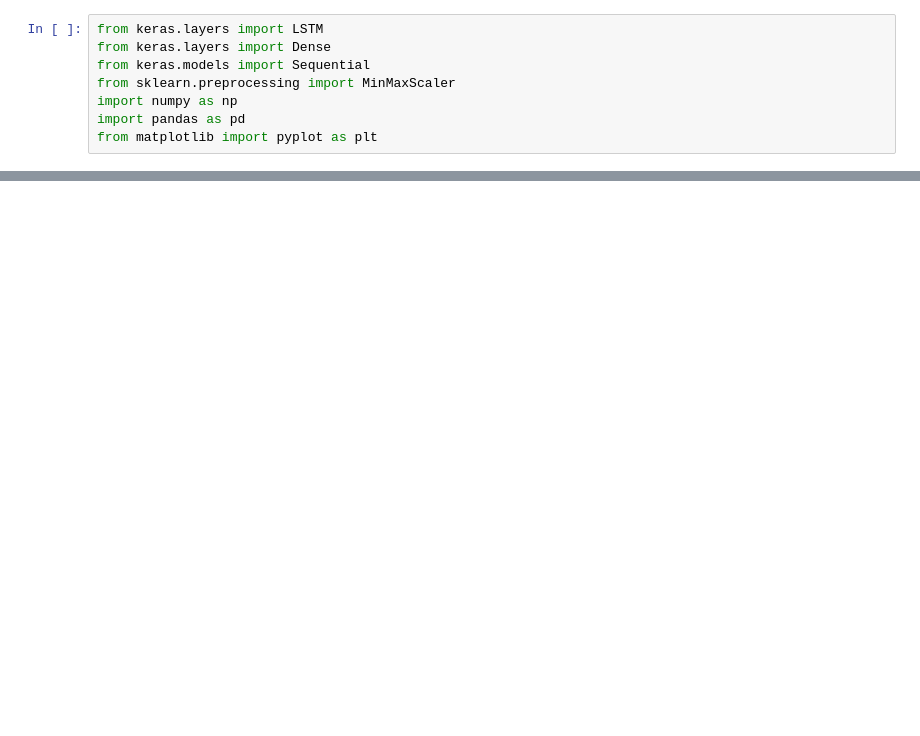
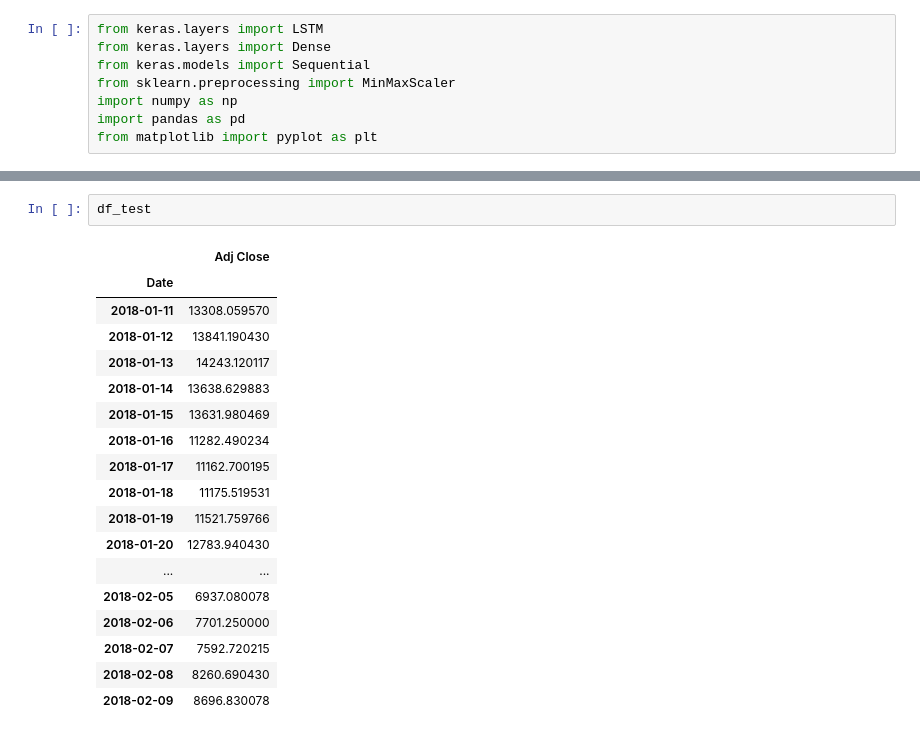
Before and after one commit to elman23/bitcoin-rnn-1, a Jupyter notebook: bitcoin.ipynb, the cells around one changed output, grey strips where cells are left out. Cells and saved outputs as stored; diff of their text form; blank space fills up the shorter version.

```diff
--- a/bitcoin.ipynb
+++ b/bitcoin.ipynb
@@ -100,3 +105,24 @@ ValueError: Found array with 0 sample(s) (shape=(0, 1)) while a minimum of 1 is
+# %%
+df_test
+# %% [output]
+|  | Adj Close |
+| Date |  |
+| 2018-01-11 | 13308.059570 |
+| 2018-01-12 | 13841.190430 |
+| 2018-01-13 | 14243.120117 |
+| 2018-01-14 | 13638.629883 |
+| 2018-01-15 | 13631.980469 |
+| 2018-01-16 | 11282.490234 |
+| 2018-01-17 | 11162.700195 |
+| 2018-01-18 | 11175.519531 |
+| 2018-01-19 | 11521.759766 |
+| 2018-01-20 | 12783.940430 |
+| ... | ... |
+| 2018-02-05 | 6937.080078 |
+| 2018-02-06 | 7701.250000 |
+| 2018-02-07 | 7592.720215 |
+| 2018-02-08 | 8260.690430 |
+| 2018-02-09 | 8696.830078 |
 # %%
 # Initialising the RNN
 regressor = Sequential()
```
Also changed, not shown: parts of 17 cells of this notebook, 1 other file.
